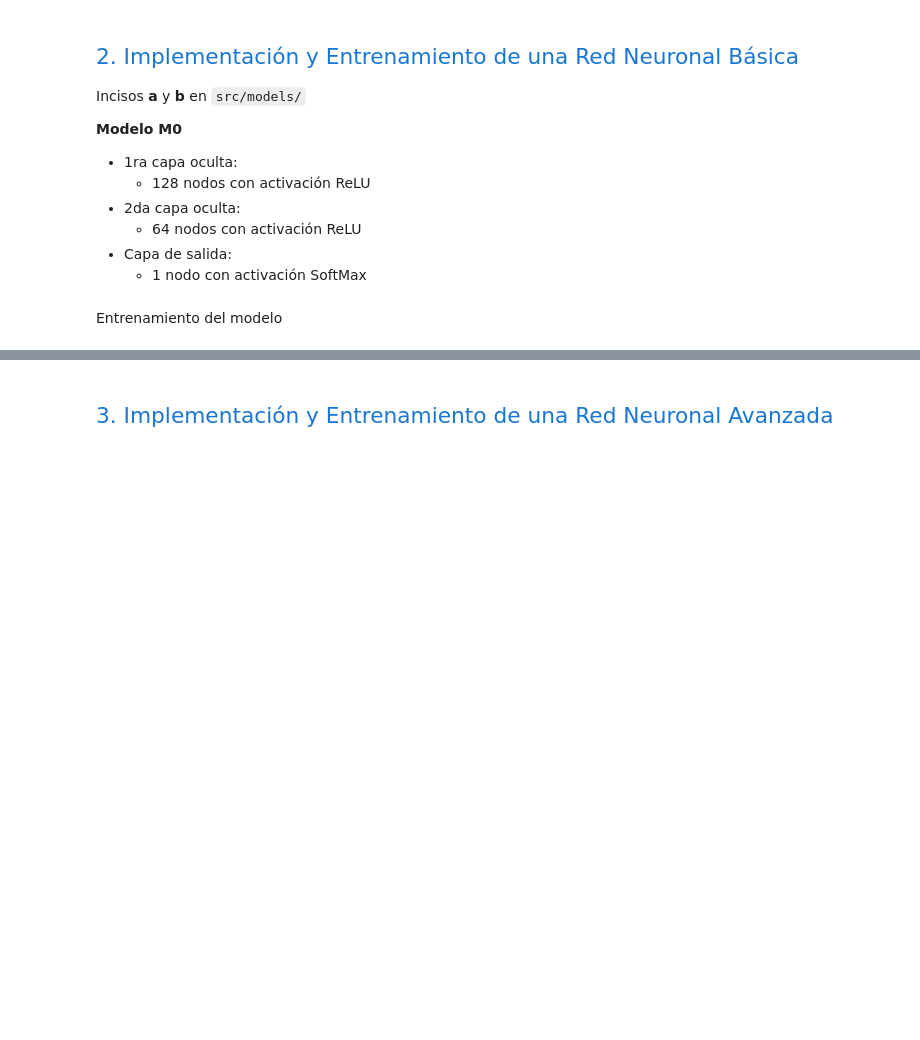
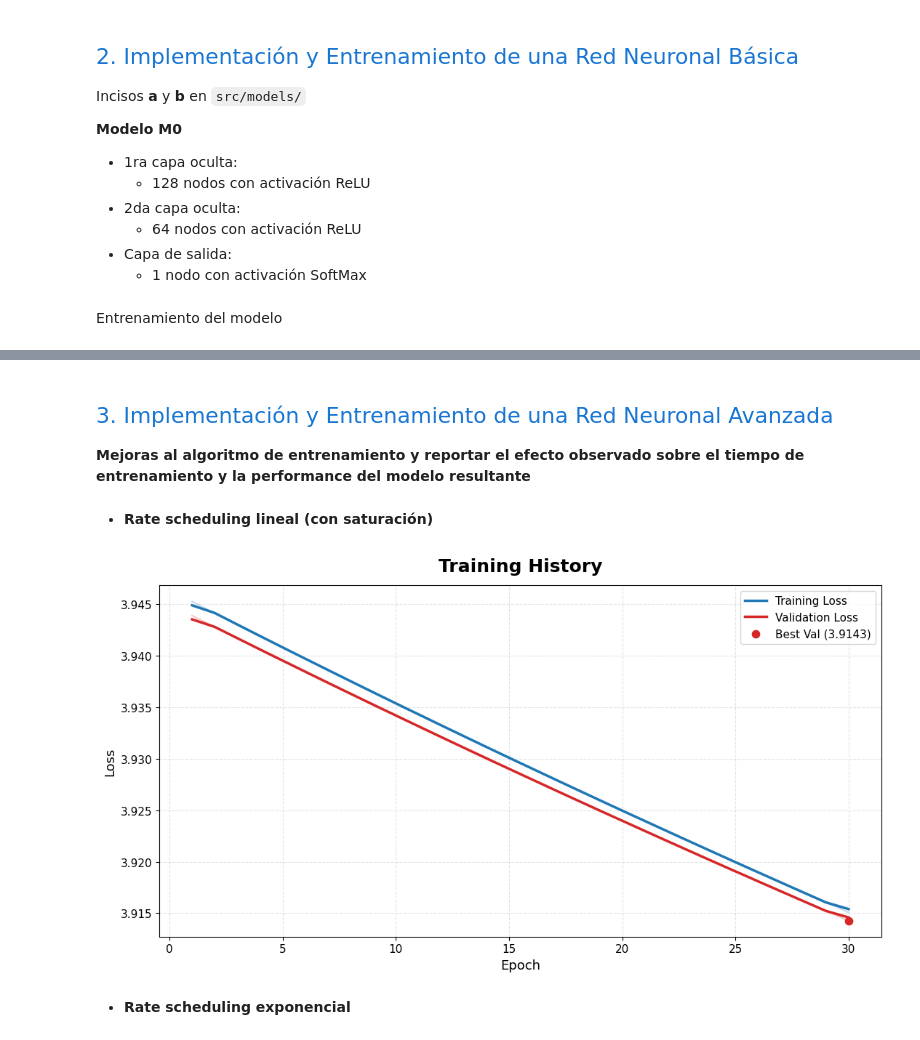
Before and after one commit to mathikneipp/emnist-neural-networks, a Jupyter notebook: notebooks/Entrega_TP3.ipynb, the cells around one changed output, grey strips where cells are left out. Saved outputs shown, nothing was run; the diff lists cells and outputs as text; code cells hidden in the pictures; blank space fills up the shorter version.

```diff
--- a/notebooks/Entrega_TP3.ipynb
+++ b/notebooks/Entrega_TP3.ipynb
@@ -111,3 +133,54 @@ plot_training_history(m0.fit_loss, m0.val_loss)
 <h2 style="color: #1976D2; font-weight: 500">
     3. Implementación y Entrenamiento de una Red Neuronal Avanzada
 </h2>
+
+**Mejoras al algoritmo de entrenamiento y reportar el efecto observado sobre el tiempo de entrenamiento y la performance del modelo resultante**
+# %%
+epochs_test = 30
+
+search_train_size = min(100000, X_train.shape[0])
+search_val_size = min(30000, X_val.shape[0])
+
+search_train_idx = np.random.choice(X_train.shape[0], size=search_train_size, replace=False)
+search_val_idx = np.random.choice(X_val.shape[0], size=search_val_size, replace=False)
+
+X_train_search = X_train[search_train_idx]
+y_train_search = y_train[search_train_idx]
+X_val_search = X_val[search_val_idx]
+y_val_search = y_val[search_val_idx]
+# %% [markdown]
+- **Rate scheduling lineal (con saturación)**
+# %%
+linear_scheduling = {"type": "linear", "lr_min": 0.001, "k": 0.01}
+
+layers_m_test = [
+    DenseLayer(
+        input_dim=input_dim,
+        output_dim=128,
+        activation=ReLU(),
+        l2_regularization=0.),
+    DenseLayer(
+        input_dim=128,
+        output_dim=64,
+        activation=ReLU(),
+        l2_regularization=0.),
+    DenseLayer(
+        input_dim=64,
+        output_dim=output_dim,
+        activation=SoftMax(),
+        l2_regularization=0.)
+]
+
+m_test = SecuentialNeuralNetwork(
+    layers_m_test,
+    GradientDescent(learning_rate=0.01, scheduling=linear_scheduling),
+    CrossEntropy()
+)
+# %%
+m_test.fit(X=X_train_search, y=y_train_search, epochs=epochs_test, batch_size=None, X_val=X_val_search, y_val=y_val_search, early_stopping=None)
+# %%
+plot_training_history(m_test.train_loss, m_test.val_loss)
+# %% [output]
+[figure, added]
+# %% [markdown]
+- **Rate scheduling exponencial**
```
Also changed, not shown: parts of 41 cells of this notebook, 14 other files.
